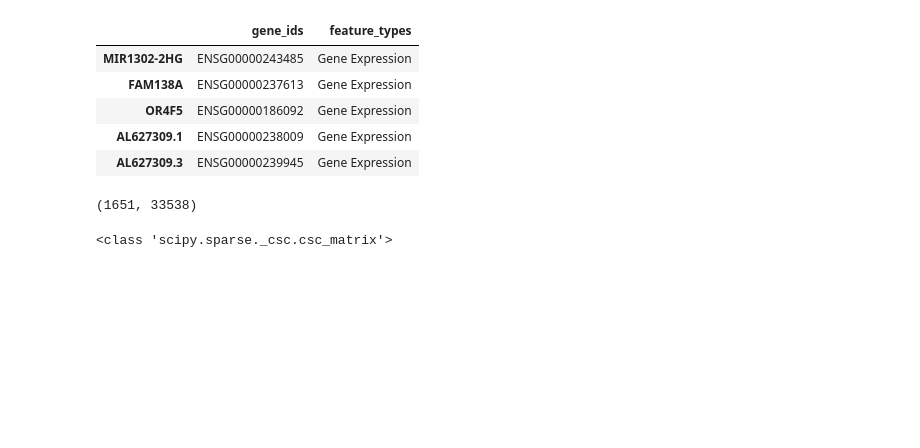
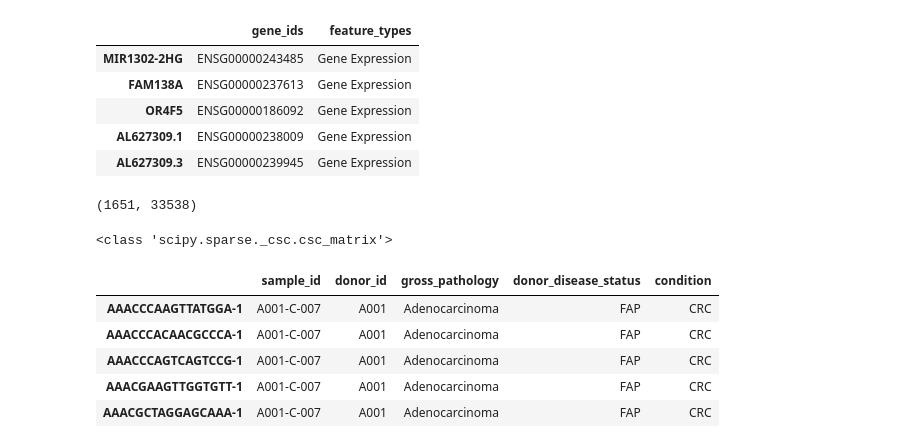
Before and after one commit to panmeng0614-arch/crc-bioai-transition, a Jupyter notebook: notebooks/crc_realdata_day1.ipynb, the cells around one changed output. Cells and saved outputs as stored; diff of their text form; code cells hidden in the pictures; blank space fills up the shorter version.

```diff
--- a/notebooks/crc_realdata_day1.ipynb
+++ b/notebooks/crc_realdata_day1.ipynb
@@ -57,0 +64,9 @@ print(type(adata.X))
+# %%
+adata.obs.head()
+# %% [output]
+|  | sample_id | donor_id | gross_pathology | donor_disease_status | condition |
+| AAACCCAAGTTATGGA-1 | A001-C-007 | A001 | Adenocarcinoma | FAP | CRC |
+| AAACCCACAACGCCCA-1 | A001-C-007 | A001 | Adenocarcinoma | FAP | CRC |
+| AAACCCAGTCAGTCCG-1 | A001-C-007 | A001 | Adenocarcinoma | FAP | CRC |
+| AAACGAAGTTGGTGTT-1 | A001-C-007 | A001 | Adenocarcinoma | FAP | CRC |
+| AAACGCTAGGAGCAAA-1 | A001-C-007 | A001 | Adenocarcinoma | FAP | CRC |
```
Also changed, not shown: parts of 8 cells of this notebook, 1 other file.
